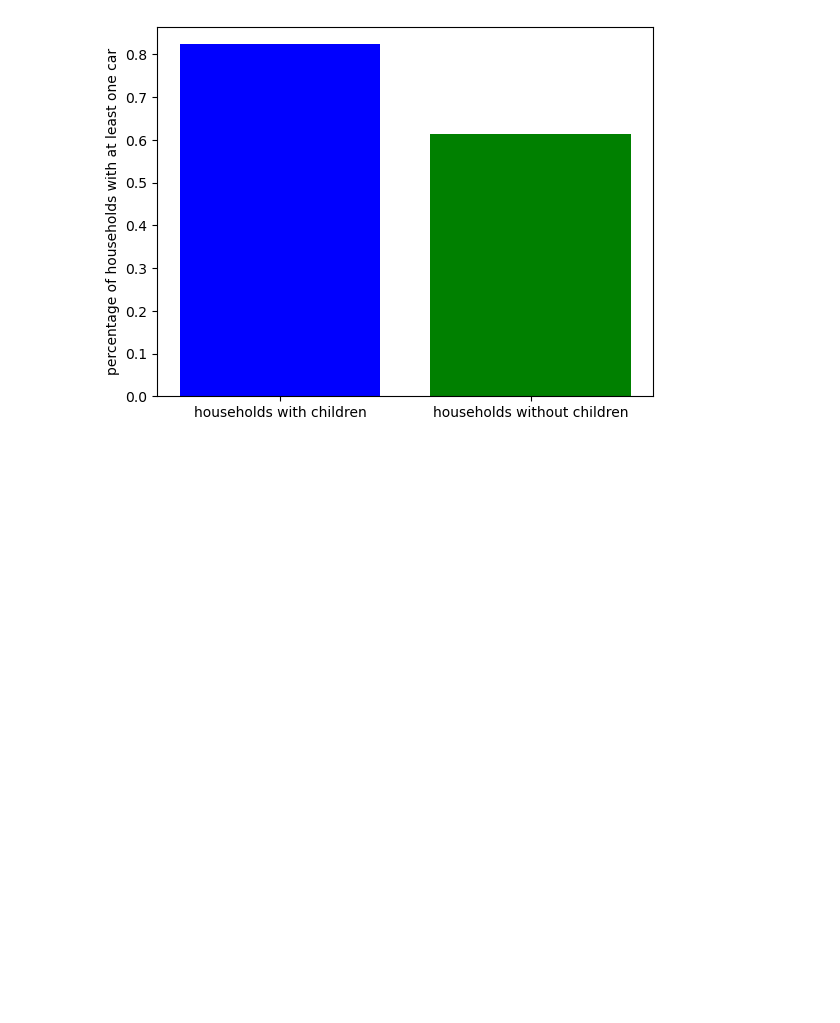
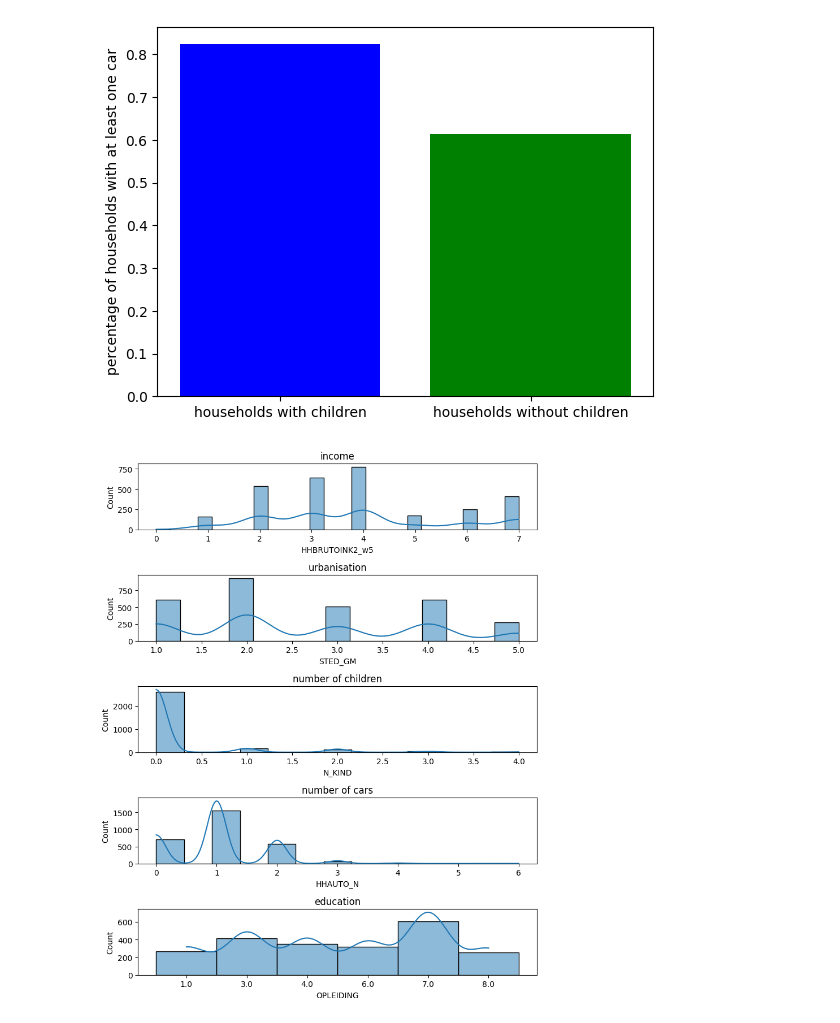
Before and after one commit to martynapiskorz/carn-t, a Jupyter notebook: MPN By wave/Y 20/mpn_20.ipynb, the cells around one changed output. Cells and saved outputs as stored; diff of their text form; code cells hidden in the pictures; blank space fills up the shorter version.

```diff
--- a/MPN By wave/Y 20/mpn_20.ipynb
+++ b/MPN By wave/Y 20/mpn_20.ipynb
@@ -53,14 +53,15 @@ pbz_80nan = og_pbz.columns[og_pbz.isna().mean() > 0.8].tolist()
 pbz_drop = pbz_dropcols + pbz_80nan
 pbz = og_pbz.drop(columns=pbz_drop, axis=1)
 # %%
-all = [aut, dab, hhd]
+all = [aut, dab, hhd, pda]
+
 movement = [dag, pda, pbz]
 # %%
 for i, df in enumerate(all):
     if not isinstance(df, (pd.DataFrame, pd.Series)):
         print(f"Element {i} is of type {type(df)}, not a Pandas DataFrame or Series.")
 # %%
-merged = pd.concat(all, join='inner', axis=1).fillna(0)
+merged = pd.concat(part1, join='inner', axis=1).fillna(0)
 merged = merged.loc[:, ~merged.columns.duplicated()] # drop duplicates
 display(merged)
 # %% [output]
@@ -322,3 +323,34 @@ plt.show()
 [figure]
 # %%
 # making a graph
+# %%
+import matplotlib.pyplot as plt
+import seaborn as sns
+
+# Convert 'OPLEIDING' column to categorical with specified order
+opleiding_order = ['1.0', '3.0', '4.0', '6.0', '7.0', '8.0']
+filtered_data.loc[:, 'OPLEIDING'] = pd.Categorical(filtered_data['OPLEIDING'], categories=opleiding_order, ordered=True)
+
+columns_to_plot = ['HHBRUTOINK2_w5', 'STED_GM', 'N_KIND', 'HHAUTO_N', 'OPLEIDING']
+
+column_names = {
+    'HHBRUTOINK2_w5': 'income',
+    'STED_GM': 'urbanisation',
+    'N_KIND': 'number of children',
+    'HHAUTO_N': 'number of cars',
+    'OPLEIDING': 'education'
+}
+
+fig, axes = plt.subplots(nrows=len(columns_to_plot), ncols=1, figsize=(8, 2 * len(columns_to_plot)))
+
+# Ensure axes is always an iterable even for a single subplot
+if len(columns_to_plot) == 1:
+    axes = [axes]
+for i, column in enumerate(columns_to_plot):
+    sns.histplot(filtered_data[column], ax=axes[i], kde=True)
+    axes[i].set_title(column_names.get(column, f'Column {column}'))
+
+plt.tight_layout()
+plt.show()
+# %% [output]
+[figure, added]
```
Also changed, not shown: parts of 5 cells of this notebook.
